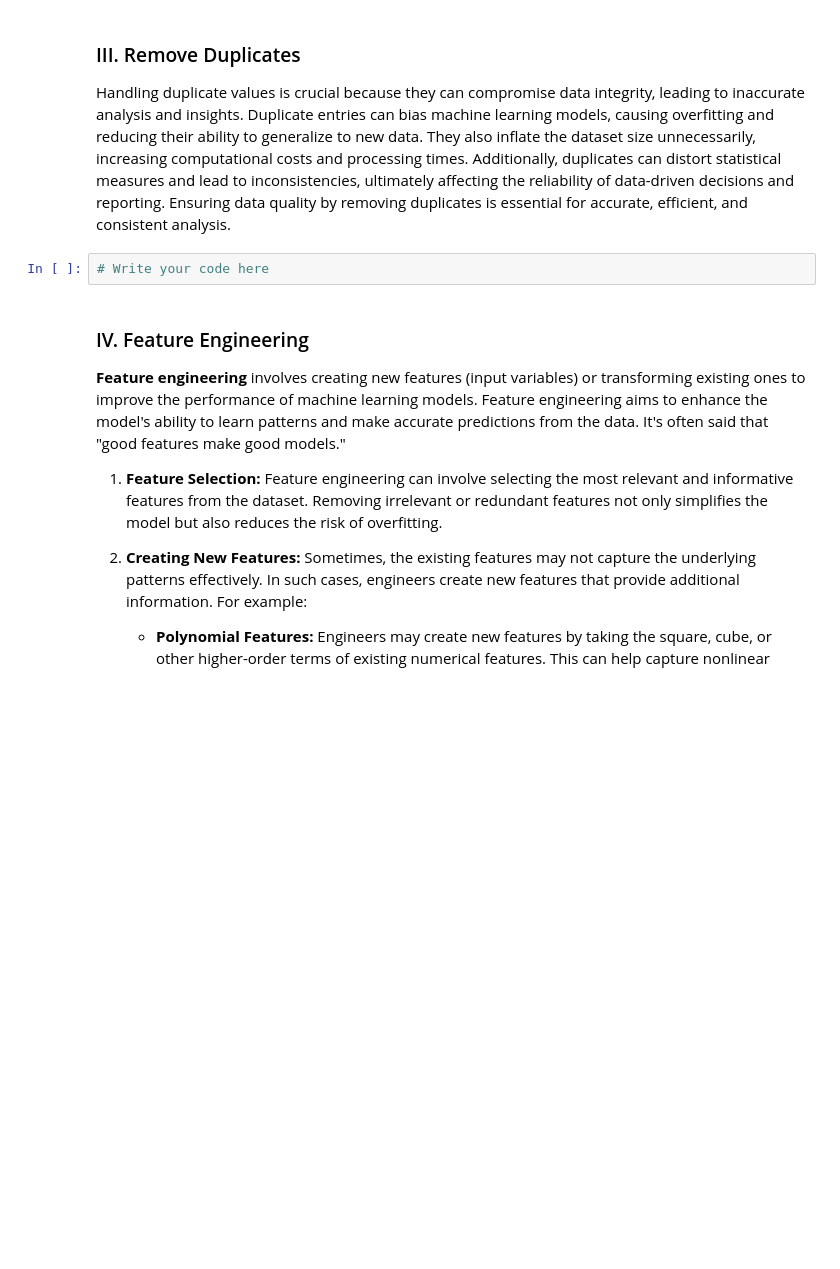
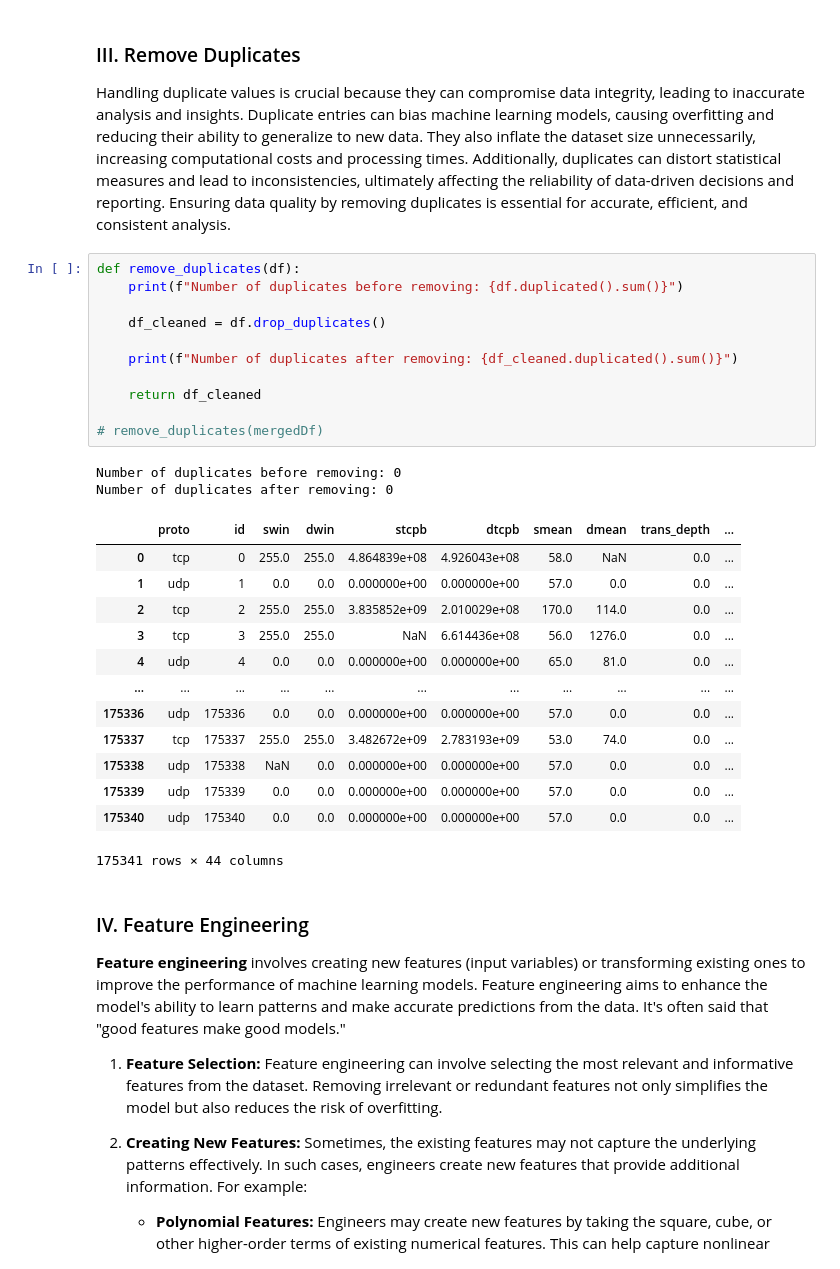
Before and after one commit to Bodleh/28-Turu, a Jupyter notebook: IF3170_Tugas_Besar_2_Notebook.ipynb, the cells around one changed output. Drawn from its saved outputs; the diff is of its cells as text; blank space fills up the shorter version.

```diff
--- a/IF3170_Tugas_Besar_2_Notebook.ipynb
+++ b/IF3170_Tugas_Besar_2_Notebook.ipynb
@@ -237,8 +271,33 @@ Some methods to handle outliers:
 # %% [markdown]
 ### III. Remove Duplicates
 Handling duplicate values is crucial because they can compromise data integrity, leading to inaccurate analysis and insights. Duplicate entries can bias machine learning models, causing overfitting and reducing their ability to generalize to new data. They also inflate the dataset size unnecessarily, increasing computational costs and processing times. Additionally, duplicates can distort statistical measures and lead to inconsistencies, ultimately affecting the reliability of data-driven decisions and reporting. Ensuring data quality by removing duplicates is essential for accurate, efficient, and consistent analysis.
-# %%
-# Write your code here
+# %%
+def remove_duplicates(df):
+    print(f"Number of duplicates before removing: {df.duplicated().sum()}")
+
+    df_cleaned = df.drop_duplicates()
+
+    print(f"Number of duplicates after removing: {df_cleaned.duplicated().sum()}")
+
+    return df_cleaned
+
+# remove_duplicates(mergedDf)
+# %% [output]
+Number of duplicates before removing: 0
+Number of duplicates after removing: 0
+|  | proto | id | swin | dwin | stcpb | dtcpb | smean | dmean | trans_depth | ... |
+| 0 | tcp | 0 | 255.0 | 255.0 | 4.864839e+08 | 4.926043e+08 | 58.0 | NaN | 0.0 | ... |
+| 1 | udp | 1 | 0.0 | 0.0 | 0.000000e+00 | 0.000000e+00 | 57.0 | 0.0 | 0.0 | ... |
+| 2 | tcp | 2 | 255.0 | 255.0 | 3.835852e+09 | 2.010029e+08 | 170.0 | 114.0 | 0.0 | ... |
+| 3 | tcp | 3 | 255.0 | 255.0 | NaN | 6.614436e+08 | 56.0 | 1276.0 | 0.0 | ... |
+| 4 | udp | 4 | 0.0 | 0.0 | 0.000000e+00 | 0.000000e+00 | 65.0 | 81.0 | 0.0 | ... |
+| ... | ... | ... | ... | ... | ... | ... | ... | ... | ... | ... |
+| 175336 | udp | 175336 | 0.0 | 0.0 | 0.000000e+00 | 0.000000e+00 | 57.0 | 0.0 | 0.0 | ... |
+| 175337 | tcp | 175337 | 255.0 | 255.0 | 3.482672e+09 | 2.783193e+09 | 53.0 | 74.0 | 0.0 | ... |
+| 175338 | udp | 175338 | NaN | 0.0 | 0.000000e+00 | 0.000000e+00 | 57.0 | 0.0 | 0.0 | ... |
+| 175339 | udp | 175339 | 0.0 | 0.0 | 0.000000e+00 | 0.000000e+00 | 57.0 | 0.0 | 0.0 | ... |
+| 175340 | udp | 175340 | 0.0 | 0.0 | 0.000000e+00 | 0.000000e+00 | 57.0 | 0.0 | 0.0 | ... |
+175341 rows × 44 columns
 # %% [markdown]
 ### IV. Feature Engineering
 
```
Also changed, not shown: parts of 7 cells of this notebook.
